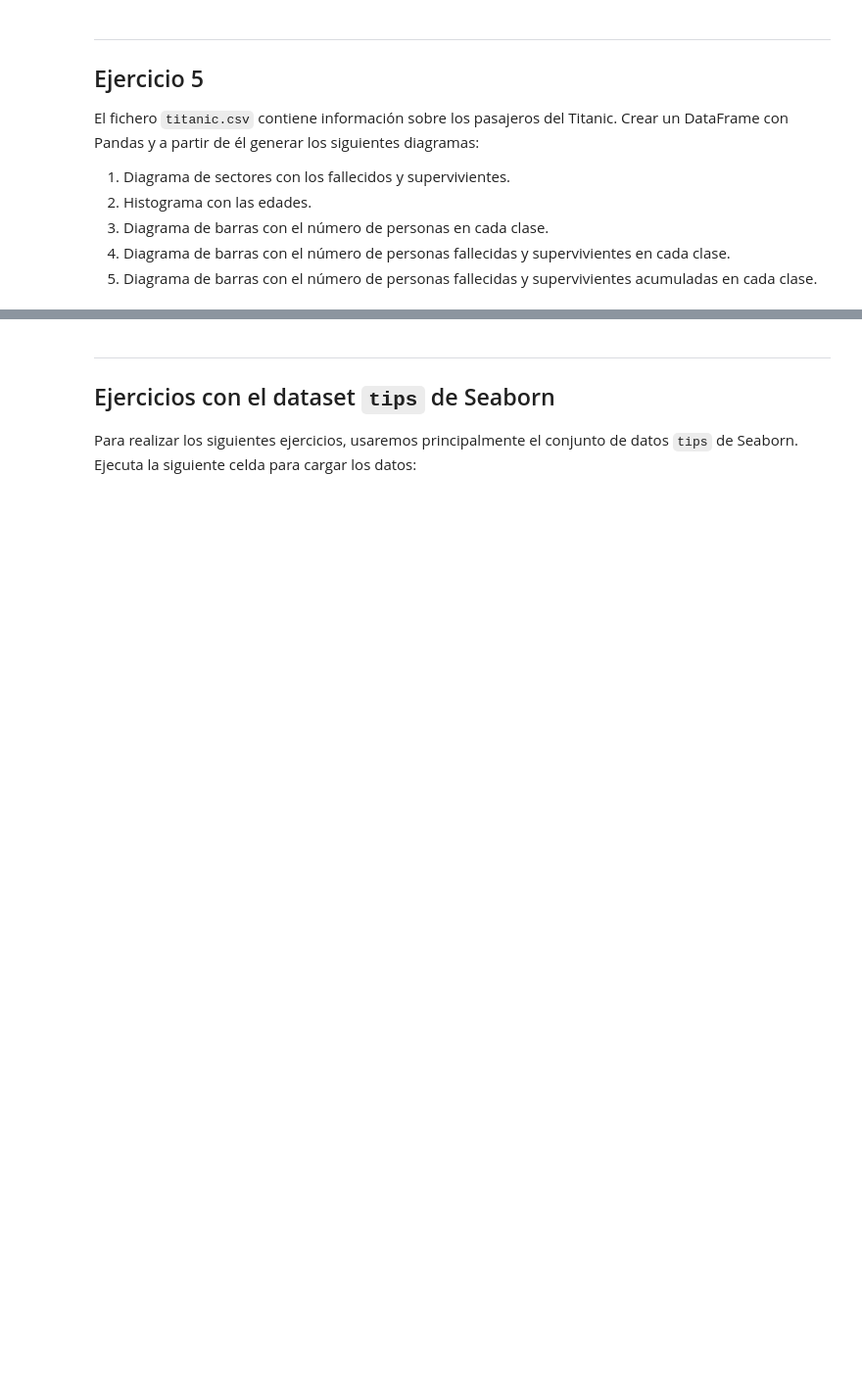
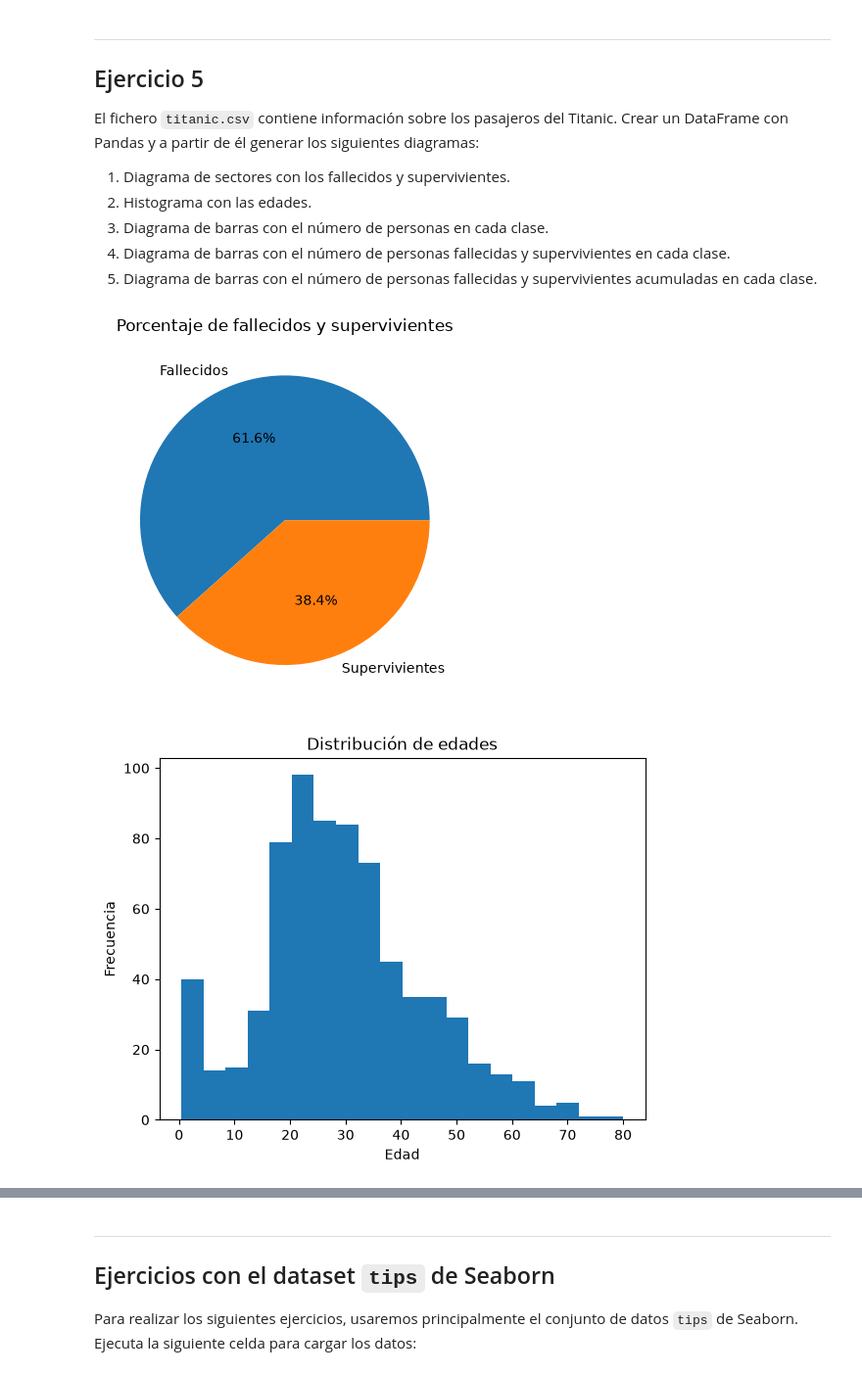
Before and after one commit to VictorFigueroa-IesPsur/PIA-MIA, a Jupyter notebook: Python/Estadistica_Python/matplotlib/Ejercicios_con_Matplotlib.ipynb, the cells around one changed output, grey strips where cells are left out. Shown at 98% size. Saved outputs shown, nothing was run; the diff lists cells and outputs as text; code cells hidden in the pictures; blank space fills up the shorter version.

```diff
--- a/Python/Estadistica_Python/matplotlib/Ejercicios_con_Matplotlib.ipynb
+++ b/Python/Estadistica_Python/matplotlib/Ejercicios_con_Matplotlib.ipynb
@@ -117,0 +120,47 @@ El fichero `titanic.csv` contiene información sobre los pasajeros del Titanic.
+# %%
+df_titanic = pd.read_csv('titanic.csv')
+
+# 1. Diagrama de sectores con fallecidos y supervivientes
+fig, ax = plt.subplots()
+supervivientes = df_titanic['Survived'].value_counts()
+ax.pie(supervivientes, labels=['Fallecidos', 'Supervivientes'], autopct='%1.1f%%')
+ax.set_title("Porcentaje de fallecidos y supervivientes")
+plt.show()
+
+# 2. Histograma con las edades
+fig, ax = plt.subplots()
+ax.hist(df_titanic['Age'].dropna(), bins=20)
+ax.set_title("Distribución de edades")
+ax.set_xlabel("Edad")
+ax.set_ylabel("Frecuencia")
+plt.show()
+
+# 3. Diagrama de barras con el número de personas en cada clase
+fig, ax = plt.subplots()
+clases = df_titanic['Pclass'].value_counts().sort_index()
+ax.bar(clases.index.astype(str), clases.values)
+ax.set_title("Número de pasajeros por clase")
+ax.set_xlabel("Clase")
+ax.set_ylabel("Número de personas")
+plt.show()
+
+# 4. Barras agrupadas: fallecidos y supervivientes por clase
+tabla_clases = pd.crosstab(df_titanic['Pclass'], df_titanic['Survived'])
+tabla_clases.columns = ['Fallecidos', 'Supervivientes']
+ax = tabla_clases.plot(kind='bar')
+ax.set_title("Fallecidos y supervivientes por clase")
+ax.set_xlabel("Clase")
+ax.set_ylabel("Número de personas")
+plt.xticks(rotation=0)
+plt.show()
+
+# 5. Barras apiladas: fallecidos y supervivientes acumulados por clase
+ax = tabla_clases.plot(kind='bar', stacked=True)
+ax.set_title("Fallecidos y supervivientes acumulados por clase")
+ax.set_xlabel("Clase")
+ax.set_ylabel("Número de personas")
+plt.xticks(rotation=0)
+plt.show()
+# %% [output]
+[figure, added]
+[figure, added]
```
Also changed, not shown: parts of 21 cells of this notebook, 5 other files.
